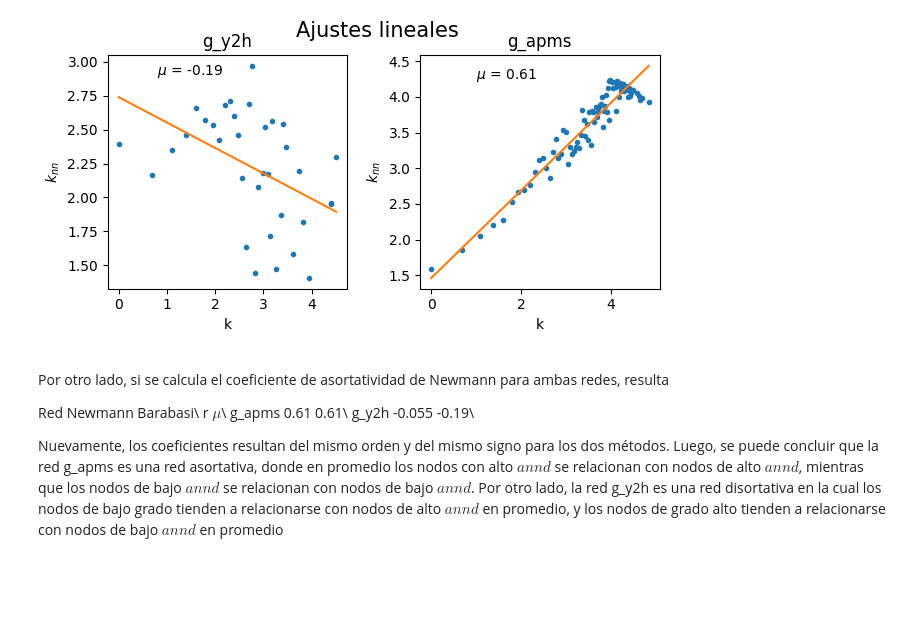
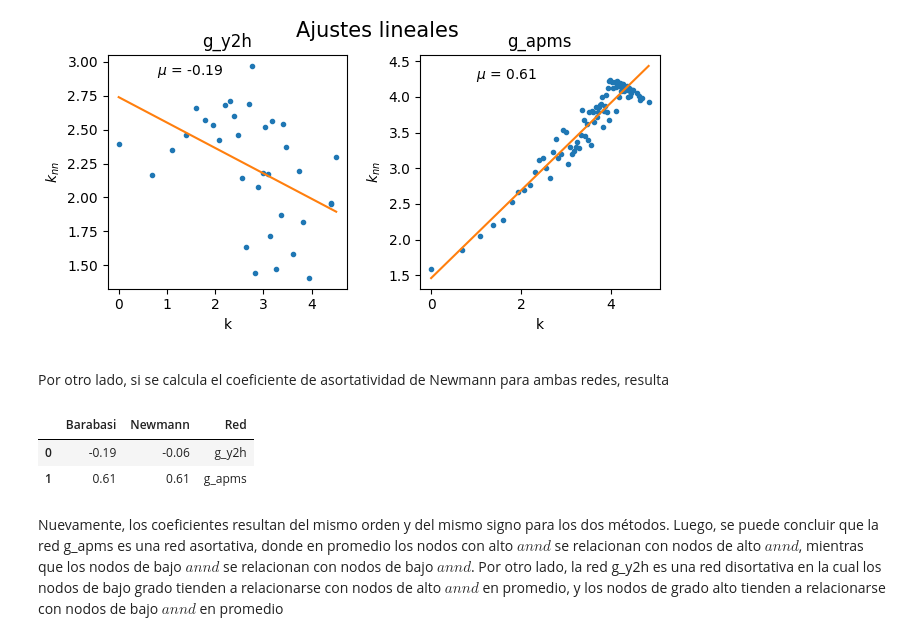
Before and after one commit to GRGab/Urdimbres-Sofisticadas, a Jupyter notebook: Tp1/Entrega/Trabajo_computacional_1.ipynb, the cells around one changed output. Saved outputs shown, nothing was run; the diff lists cells and outputs as text; code cells hidden in the pictures; blank space fills up the shorter version.

```diff
--- a/Tp1/Entrega/Trabajo_computacional_1.ipynb
+++ b/Tp1/Entrega/Trabajo_computacional_1.ipynb
@@ -1208,12 +1210,17 @@ En este punto corremos los mismos codigos que en el Punto a, pero para las redes
 Luego, si se ajustan los graficos log-log por rectas, se observa que la red g_y2h tiene una pendiente negativa, mientras que la red g_apms tiene una pendiente positiva.
 # %% [markdown]
 ![Ajustes_lineales_2.png](attachment:Ajustes_lineales_2.png)
+# %% [markdown]
+Por otro lado, si se calcula el coeficiente de asortatividad de Newmann para ambas redes, resulta
+# %%
+data = pd.DataFrame({"Red": ['g_y2h','g_apms'],
+                     "Newmann":[-0.06,0.61],
+                     "Barabasi":[-0.19 ,0.61],
+                    })#empty dataframe
+data
+# %% [output]
+|  | Barabasi | Newmann | Red |
+| 0 | -0.19 | -0.06 | g_y2h |
+| 1 | 0.61 | 0.61 | g_apms |
 # %% [markdown]
-Por otro lado, si se calcula el coeficiente de asortatividad de Newmann para ambas redes, resulta
-
-Red          Newmann    Barabasi\\
-                r        $\mu$\\
-g_apms         0.61       0.61\\
-g_y2h         -0.055     -0.19\\
-
 Nuevamente, los coeficientes resultan del mismo orden y del mismo signo para los dos métodos. Luego, se puede concluir que la red g_apms es una red asortativa, donde en promedio los nodos con alto $annd$ se relacionan con nodos de alto $annd$, mientras que los nodos de bajo $annd$ se relacionan con nodos de bajo $annd$. Por otro lado, la red g_y2h es una red disortativa en la cual los nodos de bajo grado tienden a relacionarse con nodos de alto $annd$ en promedio, y los nodos de grado alto tienden a relacionarse con nodos de bajo $annd$ en promedio
```
Also changed, not shown: parts of 2 cells of this notebook.
